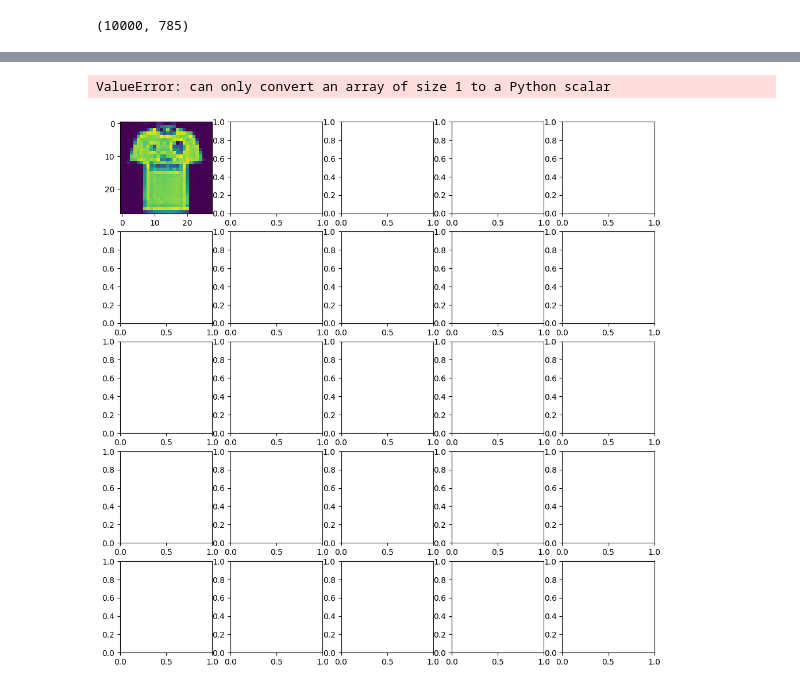
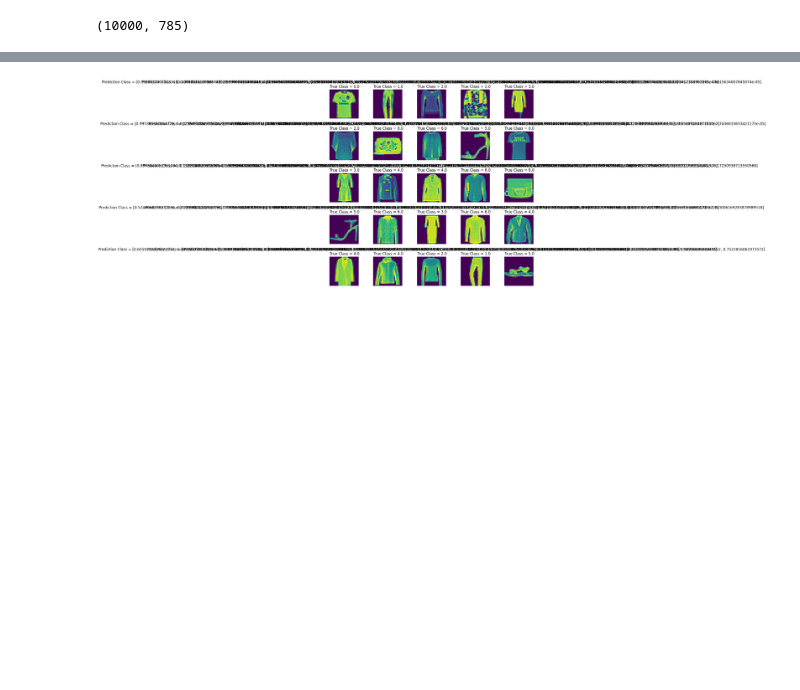
Before and after one commit to astro648/My-AI, a Jupyter notebook: Fashion Classification/FashionClassification.ipynb, the cells around one changed output, grey strips where cells are left out. Saved outputs shown, nothing was run; the diff lists cells and outputs as text; code cells hidden in the pictures; blank space fills up the shorter version.

Commit message:
fixed issue generating test graph

```diff
--- a/Fashion Classification/FashionClassification.ipynb
+++ b/Fashion Classification/FashionClassification.ipynb
@@ -123,13 +123,12 @@ predicted_classes = cnn_model.predict(X_test)
 # %%
 L = 5
 W = 5
 fig,axes = plt.subplots(L,W,figsize=(12,12))
 axes = axes.ravel()
 for i in np.arange (0,L*W):
     axes[i].imshow(X_test[i].reshape(28,28))
-    axes[i].set_title("Prediction Class = {}\n True Class = {}".format(predicted_classes[i].item(), y_test[i].item()))
+    axes[i].set_title("Prediction Class = {}\n True Class = {}".format(predicted_classes[i].tolist(), y_test[i].item()))
     axes[i].axis('off')
 plt.subplots_adjust(wspace=0.5)
 # %% [output]
-ValueError: can only convert an array of size 1 to a Python scalar
-[figure, old version]
+[figure, new version]
```
Also changed, not shown: parts of 4 cells of this notebook.
